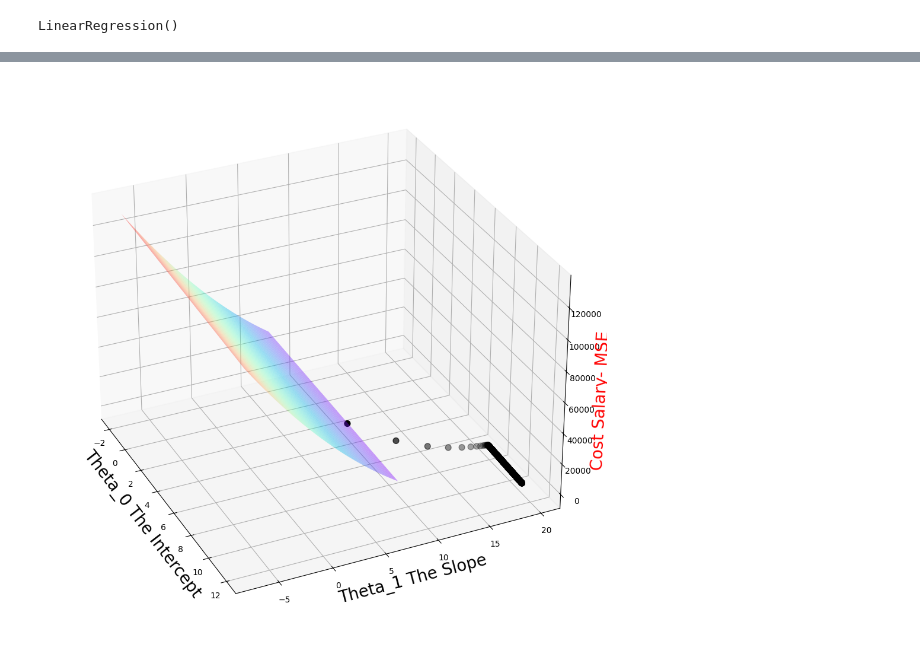
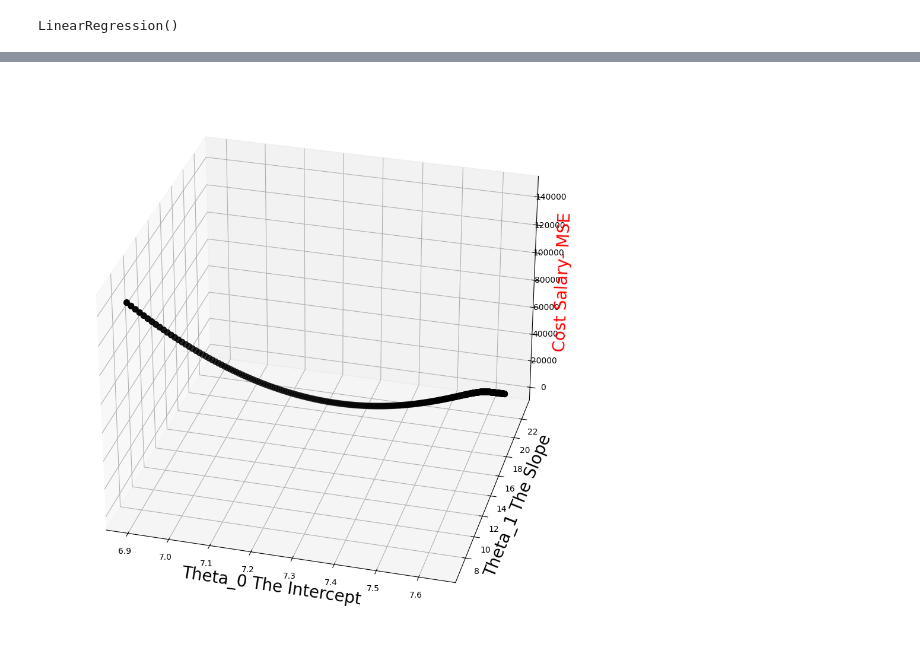
Before and after one commit to Bharadwaj-Sathya/AI, a Jupyter notebook: MachineLearning/SupervisedLearning/Regression/SimpleLinearRegression/Project/SimpleLinearRegression.ipynb, the cells around one changed output, grey strips where cells are left out. Saved outputs shown, nothing was run; the diff lists cells and outputs as text; code cells hidden in the pictures.

```diff
--- a/MachineLearning/SupervisedLearning/Regression/SimpleLinearRegression/Project/SimpleLinearRegression.ipynb
+++ b/MachineLearning/SupervisedLearning/Regression/SimpleLinearRegression/Project/SimpleLinearRegression.ipynb
@@ -134,12 +86,0 @@ raw_fuel_consumption_description
-# %%
-columns_lis = []
-for i in raw_fuel_consumption.columns:
-    if str(raw_fuel_consumption[i][0]) != 'nan':
-        if 'Unnamed' in str(i):
-            columns_lis.append(str(raw_fuel_consumption[i][0]))
-        else:
-            columns_lis.append(i + str(raw_fuel_consumption[i][0]))
-    else:
-        columns_lis.append(i)
-
-raw_fuel_consumption.columns = columns_lis
@@ -259,6 +97,6 @@ plt.show()
 # %%
-x = np.array(fuel_consumption['Fuel ConsumptionCity (L/100 km)']).reshape(-1,1)
-y = np.array(fuel_consumption['CO2 Emissions(g/km)']).reshape(-1,1)
+x = np.array(data['Temperature(Celsius)']).reshape(-1,1)
+y = np.array(data['Revenue(Dollar)']).reshape(-1,1)
 # %%
 # train, test split......
 X_train, X_test, y_train, y_test = train_test_split(x, y, test_size = 0.2, random_state = 42)
@@ -353,7 +161,7 @@ The directly calculated value of MSE is  [310.63967904]
 # %%
-nr_thetas = 100
-th_0 = np.linspace(start=-2, stop=12, num=nr_thetas)
-th_1 = np.linspace(start=-7, stop=7, num=nr_thetas)
+nr_thetas = 50
+th_0 = np.linspace(start=-0, stop=1, num=nr_thetas)
+th_1 = np.linspace(start=-0, stop=4, num=nr_thetas)
 plot_t0, plot_t1 = np.meshgrid(th_0, th_1)
 # %%
 plot_cost = np.zeros((nr_thetas, nr_thetas))
@@ -397,7 +205,7 @@ def grad(x, y, thetas):
 
     return np.array([theta0_slope[0], theta1_slope[0]])
 # %%
-multiplier = 0.001
+multiplier = 0.00001
 thetas = np.array([6.9,6.9])
 
 # Collecting data points for scatter plot
@@ -420,14 +228,14 @@ intercept, slope
 # %%
 # Plotting MSE
 fig = plt.figure(figsize=[16, 12])
 ax = fig.add_subplot(projection='3d')
 ax.set_xlabel('Theta_0 The Intercept', fontsize=20, color ="black")
 ax.set_ylabel('Theta_1 The Slope', fontsize=20, color ='black')
 ax.set_zlabel('Cost Salary- MSE', fontsize=20, color ='red')
-ax.azim = -25
+ax.azim = -75
 ax.scatter(plot_vals[:, 0], plot_vals[:, 1], mse_vals, s=50, color='black')
-ax.plot_surface(plot_t0, plot_t1, plot_cost, cmap=cm.rainbow, alpha=0.4)
+# ax.plot_surface(plot_t0, plot_t1, plot_cost, cmap=cm.rainbow, alpha=0.4)
 plt.show()
-nr_thetas =0 # restting nr_thetas values to zero....so error will not be shown when the notebook is re-run
+nr_thetas = 0 # restting nr_thetas values to zero....so error will not be shown when the notebook is re-run
 # %% [output]
-[figure, old version]
+[figure, new version]
```
Also changed, not shown: parts of 36 cells of this notebook, 4 other files.
